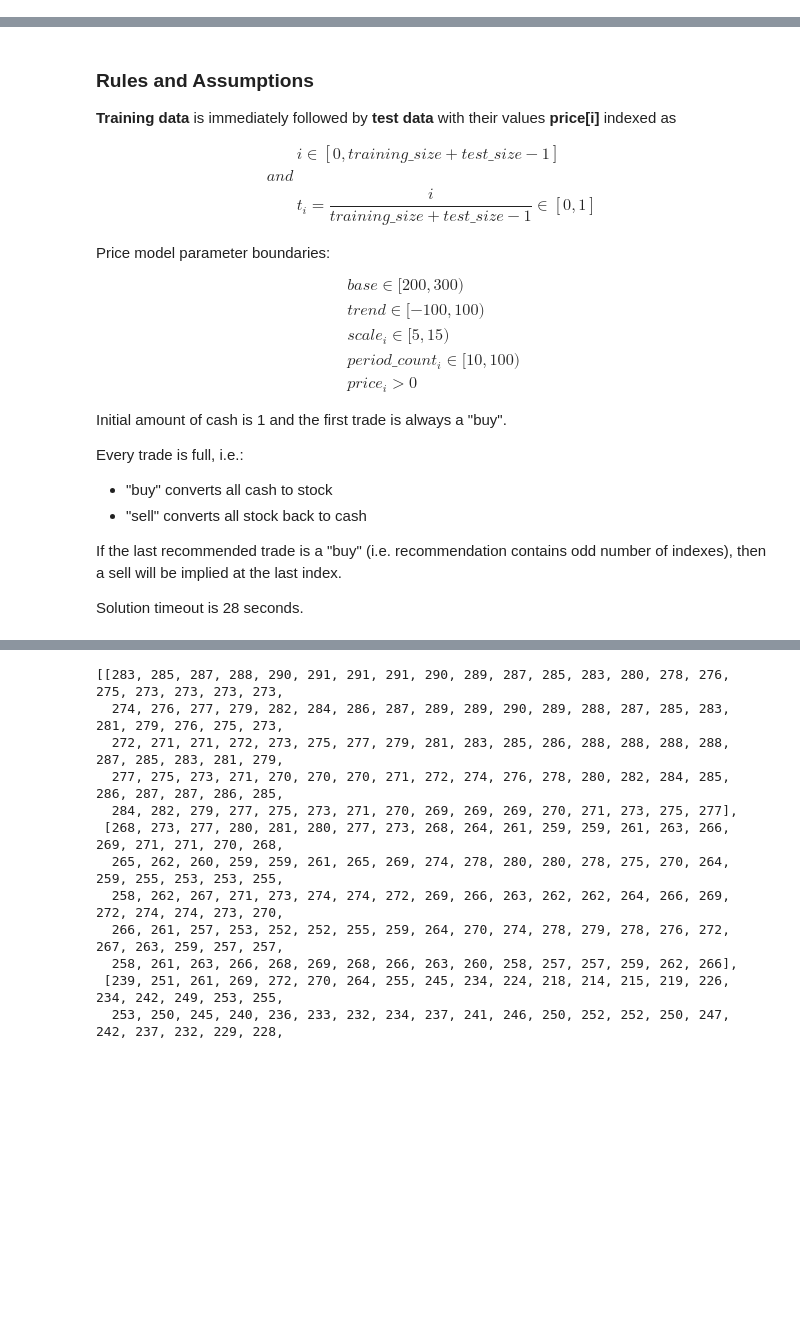
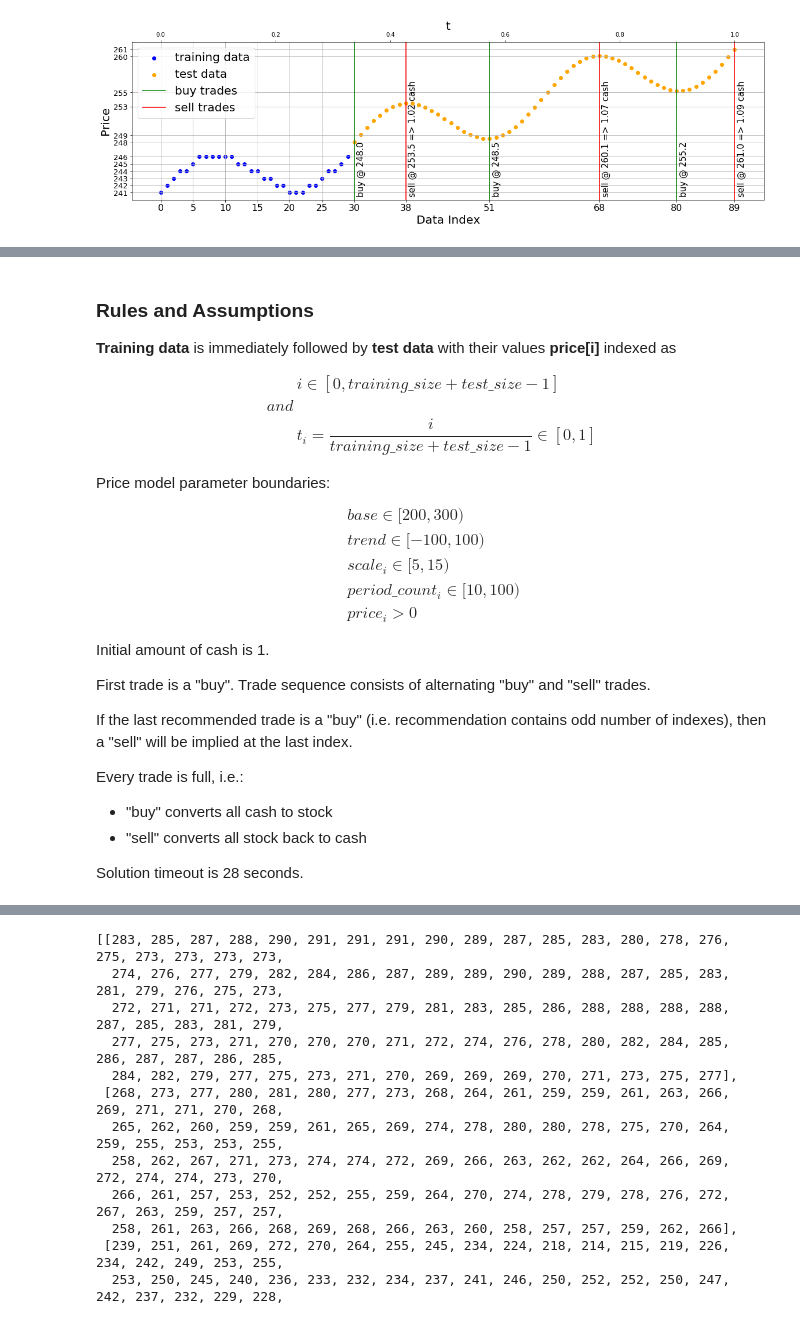
Before and after one commit to konstmsu/cis19-technical-analysis, a Jupyter notebook: instructions.ipynb, the cells around one changed output, grey strips where cells are left out. Saved outputs shown, nothing was run; the diff lists cells and outputs as text; code cells hidden in the pictures; blank space fills up the shorter version.

```diff
--- a/instructions.ipynb
+++ b/instructions.ipynb
@@ -93,0 +19,71 @@ Base=241, trend=20, scale=4, period_count=3, sine_count=1
+# %%
+%matplotlib inline
+
+import importlib
+import matplotlib.pyplot as plt
+import numpy as np
+from app import generation, trade_optimizer
+import pprint
+
+importlib.reload(generation)
+
+def show_sample():
+    builder = generation.ScenarioBuilder(1, train_size=30, test_size=60)
+    builder.set_base().set_trend((20, 20)).add_waves(1, period_count_range=(3, 3), scale_range=(4, 4))
+    scenario = builder.build()
+    size = scenario.train_size + scenario.test_size
+    optimal_trades = [t + scenario.train_size for t in trade_optimizer.get_optimal_trades(scenario.test_signal)]
+
+    fig, ax = plt.subplots(constrained_layout=True)
+    fig.set_size_inches(16, 5)
+    #plt.rcParams.update({'font.size': 14})
+    plt.grid(True)
+    training_line = ax.scatter(np.arange(scenario.train_size), scenario.train_signal, color='blue', label='training data')
+    test_line = ax.scatter(scenario.train_size + np.arange(scenario.test_size), scenario.test_signal, color='orange', label='test data')
+    plt.xticks(list(range(0, optimal_trades[0], 5)) + optimal_trades, fontsize=16)
+    prices = [scenario.test_signal[t - scenario.train_size] for t in optimal_trades]
+    yticks = (list(range(scenario.train_signal.min(), scenario.train_signal.max() + 1))
+               + np.unique(np.round(prices)).tolist())
+    plt.yticks(yticks, fontsize=13)
+    plt.xlabel('Data Index', fontsize=20)
+    plt.ylabel('Price', fontsize=20)
+
+    ax2 = ax.secondary_xaxis('top', functions=(lambda x: x/(size - 1), lambda t: t*(size - 1)))
+    ax2.set_xlabel('t', fontsize=20, )
+
+    min_y = min(scenario.train_signal.min(), scenario.test_signal.min())
+    money = 1
+    for i, x in enumerate(optimal_trades):
+        price = scenario.test_signal[x - scenario.train_size]
+        isSell = i % 2
+        if isSell:
+            sell_line = plt.axvline(x, 0, price, color='red', label='sell trades')
+            money = price * security
+            text = f"sell @ {price:.1f} => {money:,.2f} cash"
+        else:
+            buy_line = plt.axvline(x, 0, price, color='green', label='buy trades')
+            security = money / price
+            text = f"buy @ {price:.1f}"
+
+        plt.text(x+0.4, min_y-0.3, text, rotation=90, fontsize=15)
+
+    ax.legend(handles=(training_line, test_line, buy_line, sell_line), loc='upper left', fontsize=20)
+    plt.show()
+    print("Training data - your input (blue line):")
+    pprint.pprint(scenario.train_signal.tolist(), compact=True, width=110)
+    print()
+    print("Test data - you won't see it (orange line):")
+    pprint.pprint(scenario.test_signal.tolist(), compact=True, width=110)
+    print()
+    print("Optimal trades - the output you need to produce (alternating green and red lines):")
+    pprint.pprint(optimal_trades, compact=True)
+    print()
+    print(f"Max final amount of cash is {money:.2f}")
+    print()
+    m = scenario.model_parameters
+    print("This example uses the following function family parameters:")
+    print(f"Base={m[0]:.3g}, trend={m[1]:.3g}, scale={m[2]:.3g}, period_count={m[3]:.3g}, sine_count={scenario.sine_count}")
+
+show_sample()
+# %% [output]
+[figure, added]
@@ -111,12 +124,14 @@ Price model parameter boundaries:
 &price_i > 0
 \end{align*}
 
-Initial amount of cash is 1 and the first trade is always a "buy".
+Initial amount of cash is 1.
+
+First trade is a "buy". Trade sequence consists of alternating "buy" and "sell" trades.
+
+If the last recommended trade is a "buy" (i.e. recommendation contains odd number of indexes), then a "sell" will be implied at the last index.
 
 Every trade is full, i.e.:
 - "buy" converts all cash to stock
 - "sell" converts all stock back to cash
 
-If the last recommended trade is a "buy" (i.e. recommendation contains odd number of indexes), then a sell will be implied at the last index.
-
 Solution timeout is 28 seconds.
```
Also changed, not shown: parts of 10 cells of this notebook, 3 other files.
